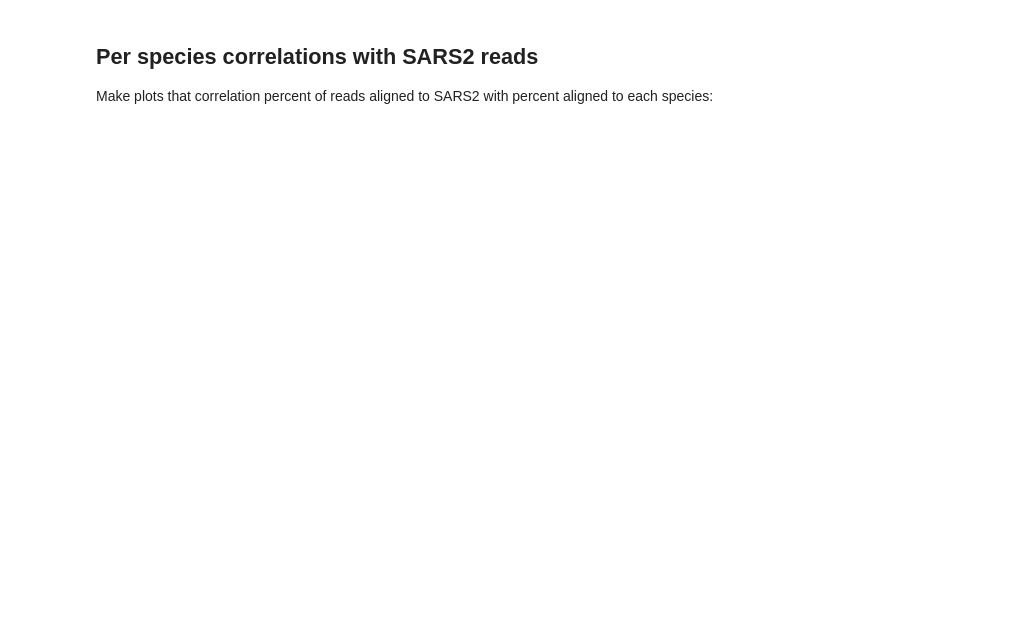
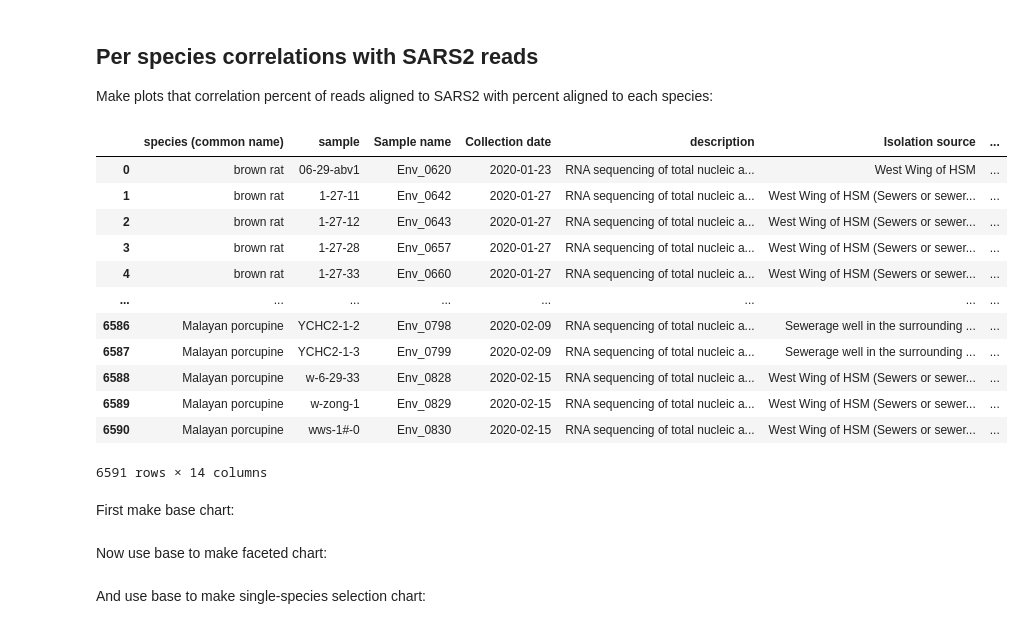
Before and after one commit to jbloom/Huanan_market_samples, a Jupyter notebook: notebooks/make_plots.py.ipynb, the cells around one changed output. Cells and saved outputs as stored; diff of their text form; code cells hidden in the pictures; blank space fills up the shorter version.

Commit message:
plot per species correlations w SARS2

```diff
--- a/notebooks/make_plots.py.ipynb
+++ b/notebooks/make_plots.py.ipynb
@@ -420,21 +489,38 @@ Make plots that correlation percent of reads aligned to SARS2 with percent align
 # %%
 per_species_corr_df = (
     mito_composition_by_sample
     .drop(columns=["reference_id", "species"])
     .assign(
         percent_SARS2=lambda x: 100 * x["SARS2_aligned_reads"] / x["preprocessed_reads"],
-        percent_mitochondria=lambda x: 100 * x["aligned_reads"] / x["preprocessed_reads"],
+        total_mitochondrial_reads=lambda x: x.groupby("sample")["aligned_reads"].transform("sum"),
+        percent_of_mitochondrial_reads=lambda x: x["aligned_reads"] / x["total_mitochondrial_reads"] * 100,
     )
     .rename(
         columns={
-            "aligned_reads": "mitochondrial_aligned_reads",
+            "aligned_reads": "species_mitochondrial_reads",
             "percent_SARS2": "% reads aligning to SARS2",
-            "percent_mitochondria": "% reads aligning to species mitochondria",
+            "percent_of_mitochondrial_reads": "% mitochondria from species",
             "common_name": "species (common name)",
         }
     )
     .merge(top_species_annotation, how="left")
 )
 
 per_species_corr_df
+# %% [output]
+|  | species (common name) | sample | Sample name | Collection date | description | Isolation source | ... |
+| 0 | brown rat | 06-29-abv1 | Env_0620 | 2020-01-23 | RNA sequencing of total nucleic a... | West Wing of HSM | ... |
+| 1 | brown rat | 1-27-11 | Env_0642 | 2020-01-27 | RNA sequencing of total nucleic a... | West Wing of HSM (Sewers or sewer... | ... |
+| 2 | brown rat | 1-27-12 | Env_0643 | 2020-01-27 | RNA sequencing of total nucleic a... | West Wing of HSM (Sewers or sewer... | ... |
+| 3 | brown rat | 1-27-28 | Env_0657 | 2020-01-27 | RNA sequencing of total nucleic a... | West Wing of HSM (Sewers or sewer... | ... |
+| 4 | brown rat | 1-27-33 | Env_0660 | 2020-01-27 | RNA sequencing of total nucleic a... | West Wing of HSM (Sewers or sewer... | ... |
+| ... | ... | ... | ... | ... | ... | ... | ... |
+| 6586 | Malayan porcupine | YCHC2-1-2 | Env_0798 | 2020-02-09 | RNA sequencing of total nucleic a... | Sewerage well in the surrounding ... | ... |
+| 6587 | Malayan porcupine | YCHC2-1-3 | Env_0799 | 2020-02-09 | RNA sequencing of total nucleic a... | Sewerage well in the surrounding ... | ... |
+| 6588 | Malayan porcupine | w-6-29-33 | Env_0828 | 2020-02-15 | RNA sequencing of total nucleic a... | West Wing of HSM (Sewers or sewer... | ... |
+| 6589 | Malayan porcupine | w-zong-1 | Env_0829 | 2020-02-15 | RNA sequencing of total nucleic a... | West Wing of HSM (Sewers or sewer... | ... |
+| 6590 | Malayan porcupine | wws-1#-0 | Env_0830 | 2020-02-15 | RNA sequencing of total nucleic a... | West Wing of HSM (Sewers or sewer... | ... |
+6591 rows × 14 columns
+# %% [markdown]
+First make base chart:
 # %%
@@ -458 +599,3 @@ per_species_corr_chart
+# %% [markdown]
+Now use base to make faceted chart:
 # %%
@@ -459,0 +618,2 @@ mito_composition_by_sample.query("sample == 'A20'").sort_values("aligned_reads")
+# %% [markdown]
+And use base to make single-species selection chart:
```
Also changed, not shown: parts of 12 cells of this notebook.
